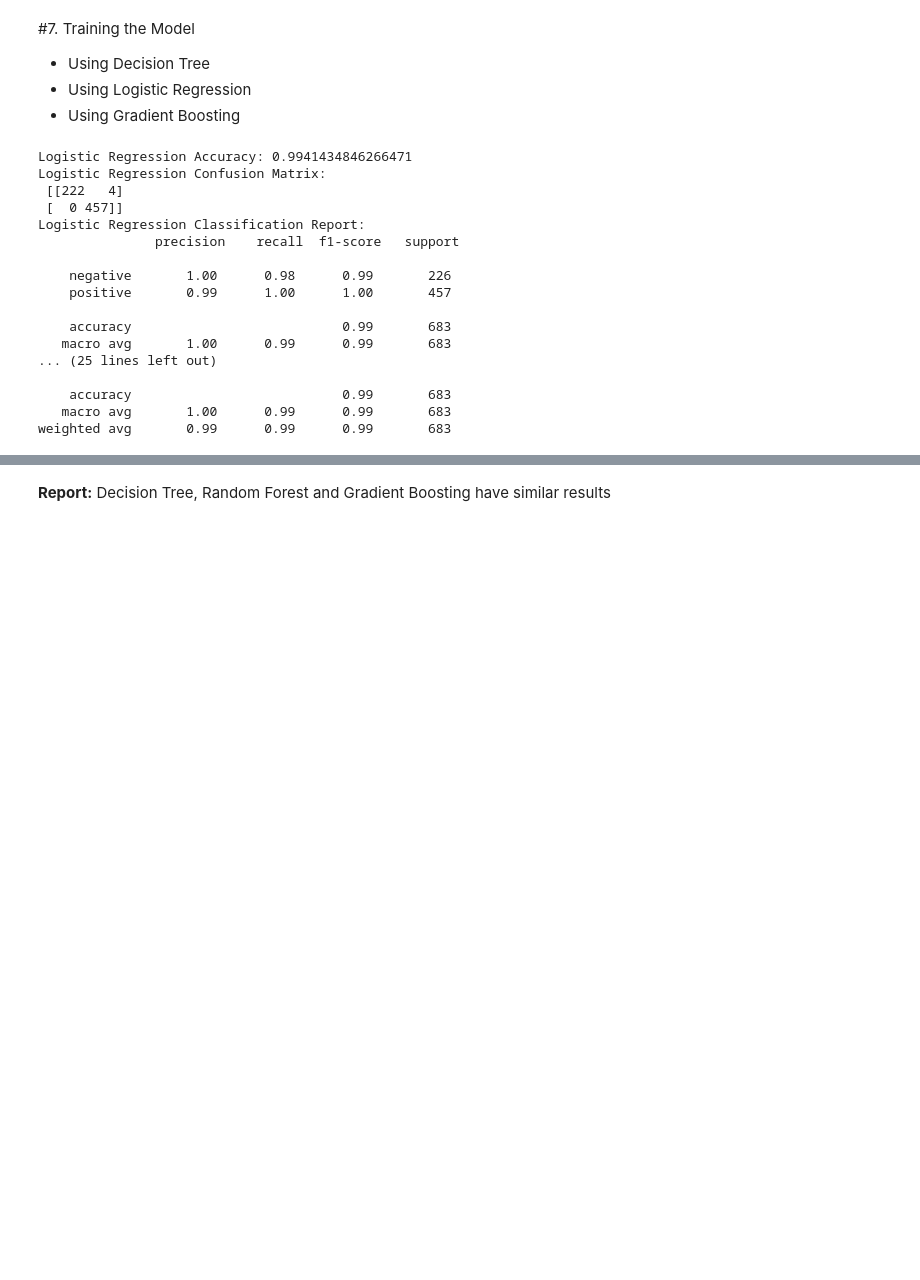
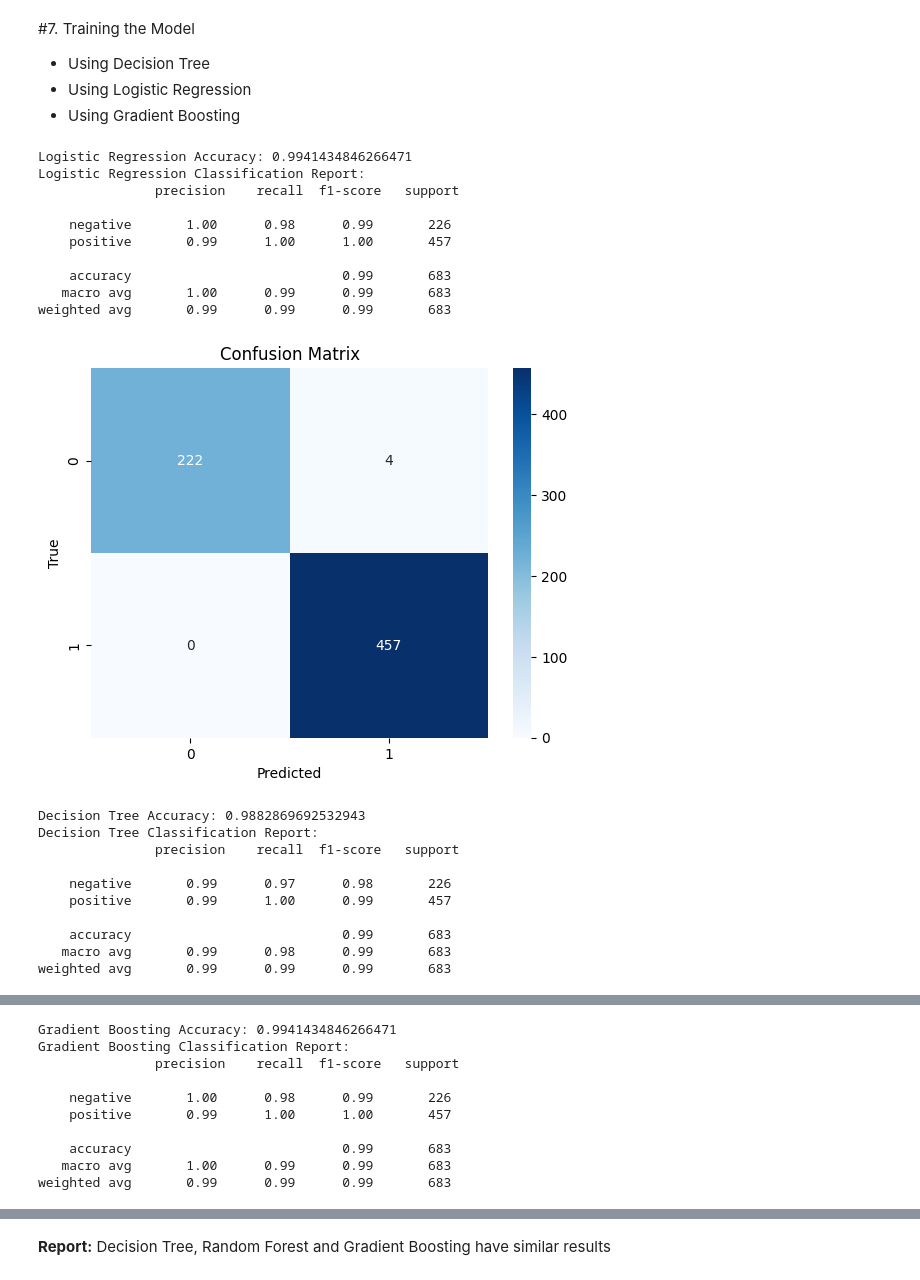
Before and after one commit to paulMuema/SDG-machine-learning-project, a Jupyter notebook: SDG_Project_other_methods.ipynb, the cells around one changed output, grey strips where cells are left out. Cells and saved outputs as stored; diff of their text form; code cells hidden in the pictures; blank space fills up the shorter version.

Commit message:
Updating the Confusion Matrix

```diff
--- a/SDG_Project_other_methods.ipynb
+++ b/SDG_Project_other_methods.ipynb
@@ -126,47 +126,72 @@ y_pred_logreg = logreg.predict(x_test_scaled)
 
 # Evaluate Logistic Regression
 print("Logistic Regression Accuracy:", accuracy_score(y_test, y_pred_logreg))
-print("Logistic Regression Confusion Matrix:\n", confusion_matrix(y_test, y_pred_logreg))
 print("Logistic Regression Classification Report:\n", classification_report(y_test, y_pred_logreg))
+
+#Confusion Matrix
+cm = confusion_matrix(y_test, y_pred_logreg)
+sns.heatmap(cm, annot=True, fmt='d', cmap='Blues')
+plt.title('Confusion Matrix')
+plt.xlabel('Predicted')
+plt.ylabel('True')
+plt.show()
 
 # Train Decision Tree
 dt = DecisionTreeClassifier(random_state=42)
 dt.fit(x_train, y_train)
 
 # Predict on test data
 y_pred_dt = dt.predict(x_test)
 
 # Evaluate Decision Tree
 print("Decision Tree Accuracy:", accuracy_score(y_test, y_pred_dt))
-print("Decision Tree Confusion Matrix:\n", confusion_matrix(y_test, y_pred_dt))
 print("Decision Tree Classification Report:\n", classification_report(y_test, y_pred_dt))
+
+#Confusion Matrix
+cm = confusion_matrix(y_test, y_pred_dt)
+sns.heatmap(cm, annot=True, fmt='d', cmap='Blues')
+plt.title('Confusion Matrix')
+plt.xlabel('Predicted')
+plt.ylabel('True')
+plt.show()
 
 # Train Gradient Boosting
 gb = GradientBoostingClassifier(random_state=42)
 gb.fit(x_train, y_train)
 
 # Predict on test data
 y_pred_gb = gb.predict(x_test)
 
 # Evaluate Gradient Boosting
 print("Gradient Boosting Accuracy:", accuracy_score(y_test, y_pred_gb))
-print("Gradient Boosting Confusion Matrix:\n", confusion_matrix(y_test, y_pred_gb))
 print("Gradient Boosting Classification Report:\n", classification_report(y_test, y_pred_gb))
+
+#Confusion Matrix
+cm = confusion_matrix(y_test, y_pred_gb)
+sns.heatmap(cm, annot=True, fmt='d', cmap='Blues')
+plt.title('Confusion Matrix')
+plt.xlabel('Predicted')
+plt.ylabel('True')
+plt.show()
 # %% [output]
 Logistic Regression Accuracy: 0.9941434846266471
-Logistic Regression Confusion Matrix:
- [[222   4]
- [  0 457]]
 Logistic Regression Classification Report:
                precision    recall  f1-score   support
 
     negative       1.00      0.98      0.99       226
     positive       0.99      1.00      1.00       457
 
     accuracy                           0.99       683
    macro avg       1.00      0.99      0.99       683
-... (25 lines left out)
-
-    accuracy                           0.99       683
-   macro avg       1.00      0.99      0.99       683
 weighted avg       0.99      0.99      0.99       683
+[figure, added]
+Decision Tree Accuracy: 0.9882869692532943
+Decision Tree Classification Report:
+               precision    recall  f1-score   support
+
+    negative       0.99      0.97      0.98       226
+    positive       0.99      1.00      0.99       457
+
+    accuracy                           0.99       683
+   macro avg       0.99      0.98      0.99       683
+weighted avg       0.99      0.99      0.99       683
@@ -172,0 +199,10 @@ weighted avg       0.99      0.99      0.99       683
+Gradient Boosting Accuracy: 0.9941434846266471
+Gradient Boosting Classification Report:
+               precision    recall  f1-score   support
+
+    negative       1.00      0.98      0.99       226
+    positive       0.99      1.00      1.00       457
+
+    accuracy                           0.99       683
+   macro avg       1.00      0.99      0.99       683
+weighted avg       0.99      0.99      0.99       683
```
Also changed, not shown: parts of 2 cells of this notebook.
